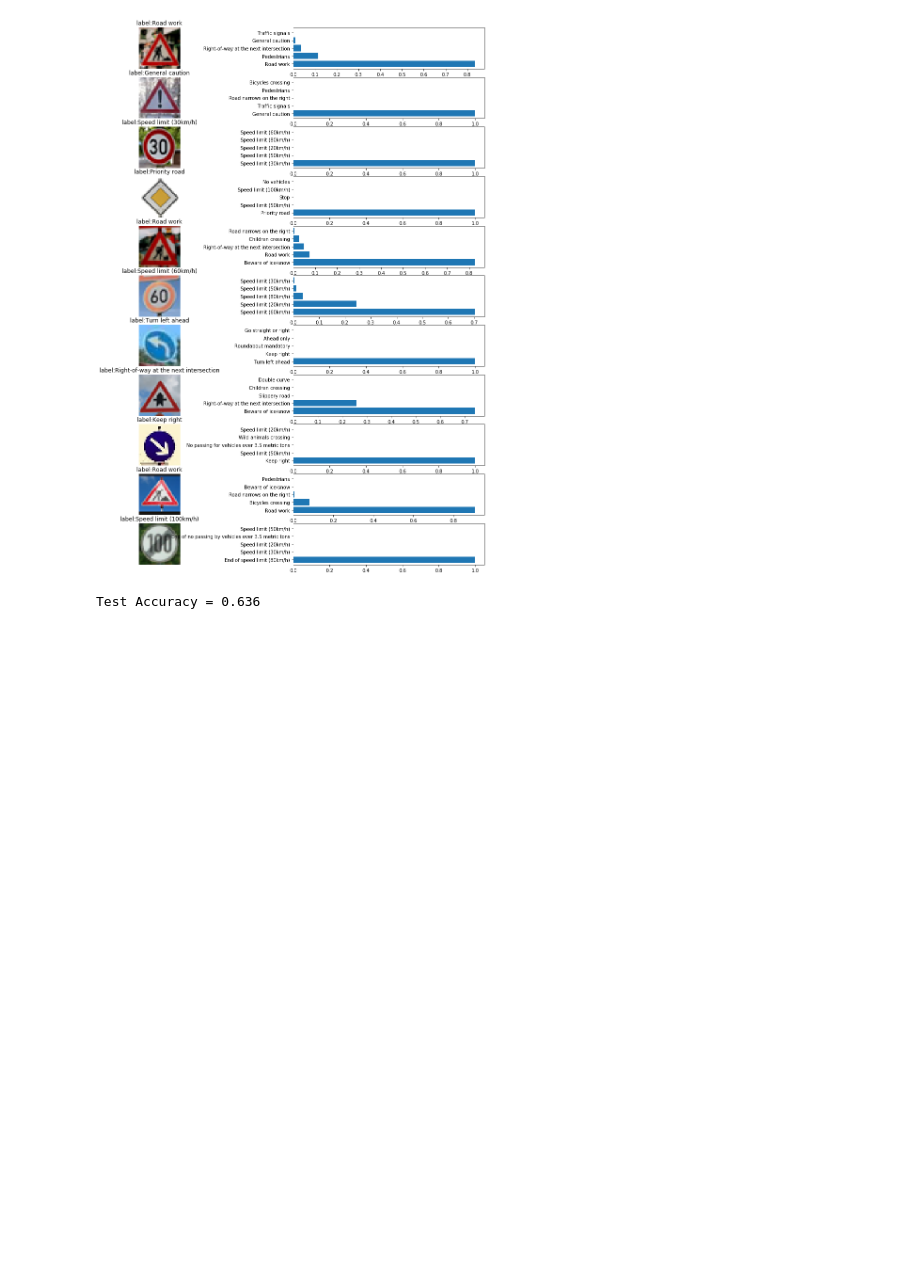
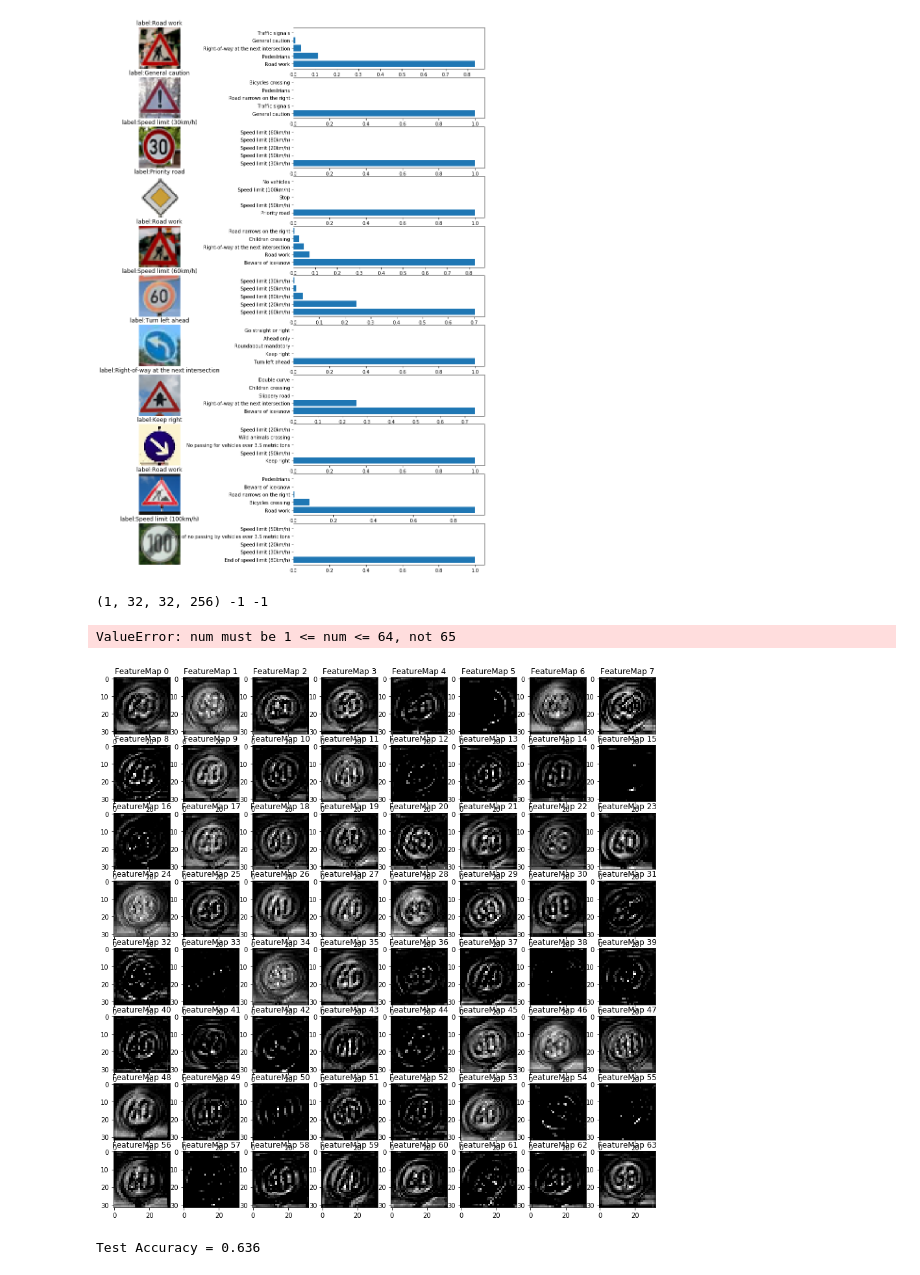
Before and after one commit to lizhang101/CarND, a Jupyter notebook: CarND-Traffic-Sign-Classifier-Project/Traffic_Sign_Classifier_v2.ipynb, the cells around one changed output. Cells and saved outputs as stored; diff of their text form; code cells hidden in the pictures; blank space fills up the shorter version.

```diff
--- a/CarND-Traffic-Sign-Classifier-Project/Traffic_Sign_Classifier_v2.ipynb
+++ b/CarND-Traffic-Sign-Classifier-Project/Traffic_Sign_Classifier_v2.ipynb
@@ -1033,7 +1033,7 @@ def outputFeatureMap(image_input, tf_activation, activation_min=-1, activation_m
     print (activation.shape, activation_min, activation_max)
     plt.figure(plt_num, figsize=(15,15))
     for featuremap in range(featuremaps):
-        plt.subplot(6,8, featuremap+1) # sets the number of feature maps to show on each row and column
+        plt.subplot(8,8, featuremap+1) # sets the number of feature maps to show on each row and column
         plt.title('FeatureMap ' + str(featuremap)) # displays the feature map number
         if activation_min != -1 & activation_max != -1:
             plt.imshow(activation[0,:,:, featuremap], interpolation="nearest", vmin =activation_min, vmax=activation_max, cmap="gray")
@@ -1043,12 +1043,20 @@ def outputFeatureMap(image_input, tf_activation, activation_min=-1, activation_m
             plt.imshow(activation[0,:,:, featuremap], interpolation="nearest", vmin=activation_min, cmap="gray")
         else:
             plt.imshow(activation[0,:,:, featuremap], interpolation="nearest", cmap="gray")
+# %%
+#Trainning settings
+model = IntNet("IntNet")
+model.build()
 # %%
 with tf.Session() as sess:
     sess.run(tf.global_variables_initializer())
     saver = tf.train.import_meta_graph('./'+model.name+'.ckpt.meta')
     saver.restore(sess, './'+model.name+'.ckpt')
-    outputFeatureMap(new_images[[0]], model.incept1)
+    outputFeatureMap(new_images[[5]], model.incept1)
+# %% [output]
+(1, 32, 32, 256) -1 -1
+ValueError: num must be 1 <= num <= 64, not 65
+[figure, added]
 # %%
 model.test(new_images, new_labels)
 # %% [output]
```
